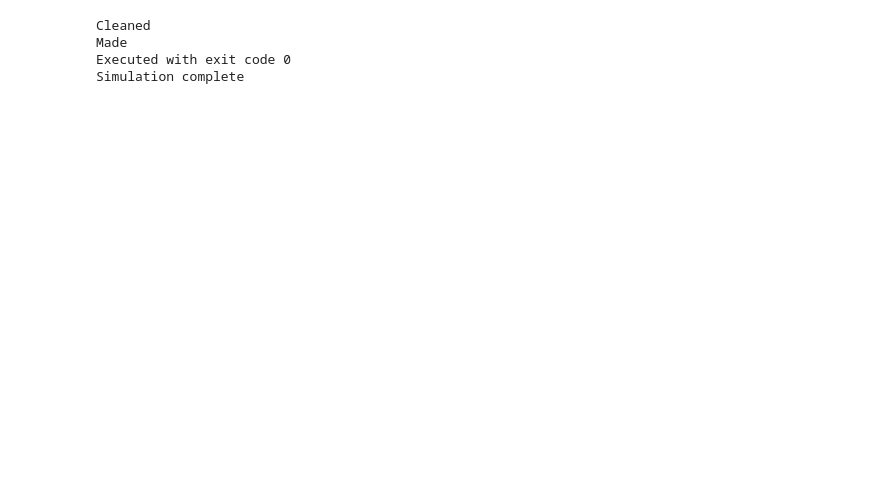
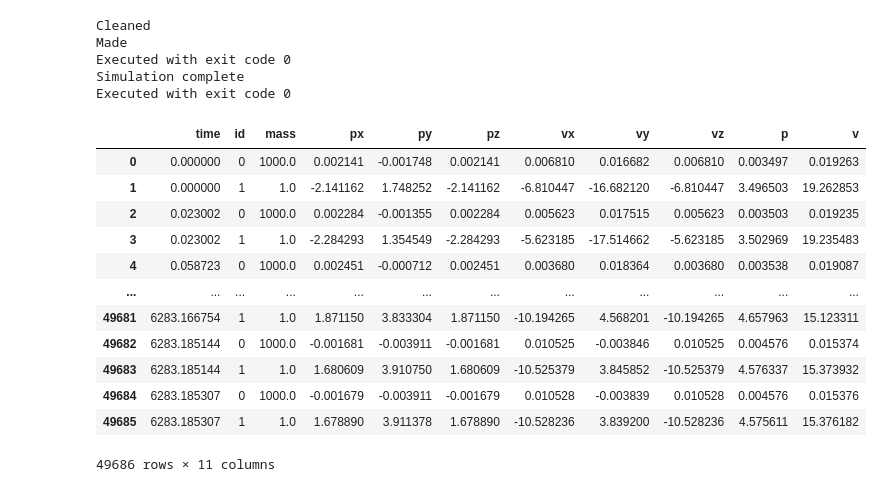
Before and after one commit to ntmarston/SpaceHub-Tinkering, a Jupyter notebook: dev-driver.ipynb, the cells around one changed output. Cells and saved outputs as stored; diff of their text form; code cells hidden in the pictures; blank space fills up the shorter version.

```diff
--- a/dev-driver.ipynb
+++ b/dev-driver.ipynb
@@ -15,14 +17,26 @@ import numpy as np
 # %%
+title = "TwoBodyNewtonian"
 
-cppFile = "simulations/TwoBodyNewtonian.cpp"
+cppFile = f"simulations/{title}.cpp"
 execFile = cppFile[:-4]
 makecmd = f"g++ -std=c++17 -O3 -pthread {cppFile} -o {execFile}"
-simresultFile = f"simulation_results/{execFile}"
+simresultFile = f"simulation_results/{title}-output.txt"
 
 
 #clean
 result = subprocess.run(
 f"rm {execFile}",
+shell=True,
+capture_output=True,
+text=True,
+timeout=300
+)
+if result.returncode != 0:
+    print(result.stdout)
+    print(result.stderr)
+
+result = subprocess.run(
+f"rm {simresultFile}",
 shell=True,
 capture_output=True,
 text=True,
@@ -50,7 +64,7 @@ print("Made")
 
 #run sim
 result = subprocess.run(
-f"./{execFile} CustomOutputName.txt",
+f"./{execFile}",
 shell=True,
 capture_output=True,
 text=True,
@@ -64,7 +78,7 @@ print(result.stdout)
 
 #Rename output file
 result = subprocess.run(
-f"mv simulation_results/Result.txt simulation_results/{simresultFile}",
+f"mv simulation_results/Result.txt {simresultFile}",
 shell=True,
 capture_output=True,
 text=True,
@@ -80,5 +94,21 @@ Cleaned
 Made
 Executed with exit code 0
 Simulation complete
+Executed with exit code 0
 # %%
-import spacehub_calc
+df = spacehub_calc.load_spacehub_data(simresultFile)
+df
+# %% [output]
+|  | time | id | mass | px | py | pz | vx | vy | vz | p | v |
+| 0 | 0.000000 | 0 | 1000.0 | 0.002141 | -0.001748 | 0.002141 | 0.006810 | 0.016682 | 0.006810 | 0.003497 | 0.019263 |
+| 1 | 0.000000 | 1 | 1.0 | -2.141162 | 1.748252 | -2.141162 | -6.810447 | -16.682120 | -6.810447 | 3.496503 | 19.262853 |
+| 2 | 0.023002 | 0 | 1000.0 | 0.002284 | -0.001355 | 0.002284 | 0.005623 | 0.017515 | 0.005623 | 0.003503 | 0.019235 |
+| 3 | 0.023002 | 1 | 1.0 | -2.284293 | 1.354549 | -2.284293 | -5.623185 | -17.514662 | -5.623185 | 3.502969 | 19.235483 |
+| 4 | 0.058723 | 0 | 1000.0 | 0.002451 | -0.000712 | 0.002451 | 0.003680 | 0.018364 | 0.003680 | 0.003538 | 0.019087 |
+| ... | ... | ... | ... | ... | ... | ... | ... | ... | ... | ... | ... |
+| 49681 | 6283.166754 | 1 | 1.0 | 1.871150 | 3.833304 | 1.871150 | -10.194265 | 4.568201 | -10.194265 | 4.657963 | 15.123311 |
+| 49682 | 6283.185144 | 0 | 1000.0 | -0.001681 | -0.003911 | -0.001681 | 0.010525 | -0.003846 | 0.010525 | 0.004576 | 0.015374 |
+| 49683 | 6283.185144 | 1 | 1.0 | 1.680609 | 3.910750 | 1.680609 | -10.525379 | 3.845852 | -10.525379 | 4.576337 | 15.373932 |
+| 49684 | 6283.185307 | 0 | 1000.0 | -0.001679 | -0.003911 | -0.001679 | 0.010528 | -0.003839 | 0.010528 | 0.004576 | 0.015376 |
+| 49685 | 6283.185307 | 1 | 1.0 | 1.678890 | 3.911378 | 1.678890 | -10.528236 | 3.839200 | -10.528236 | 4.575611 | 15.376182 |
+49686 rows × 11 columns
```
Also changed, not shown: parts of 5 cells of this notebook, 3 other files.
